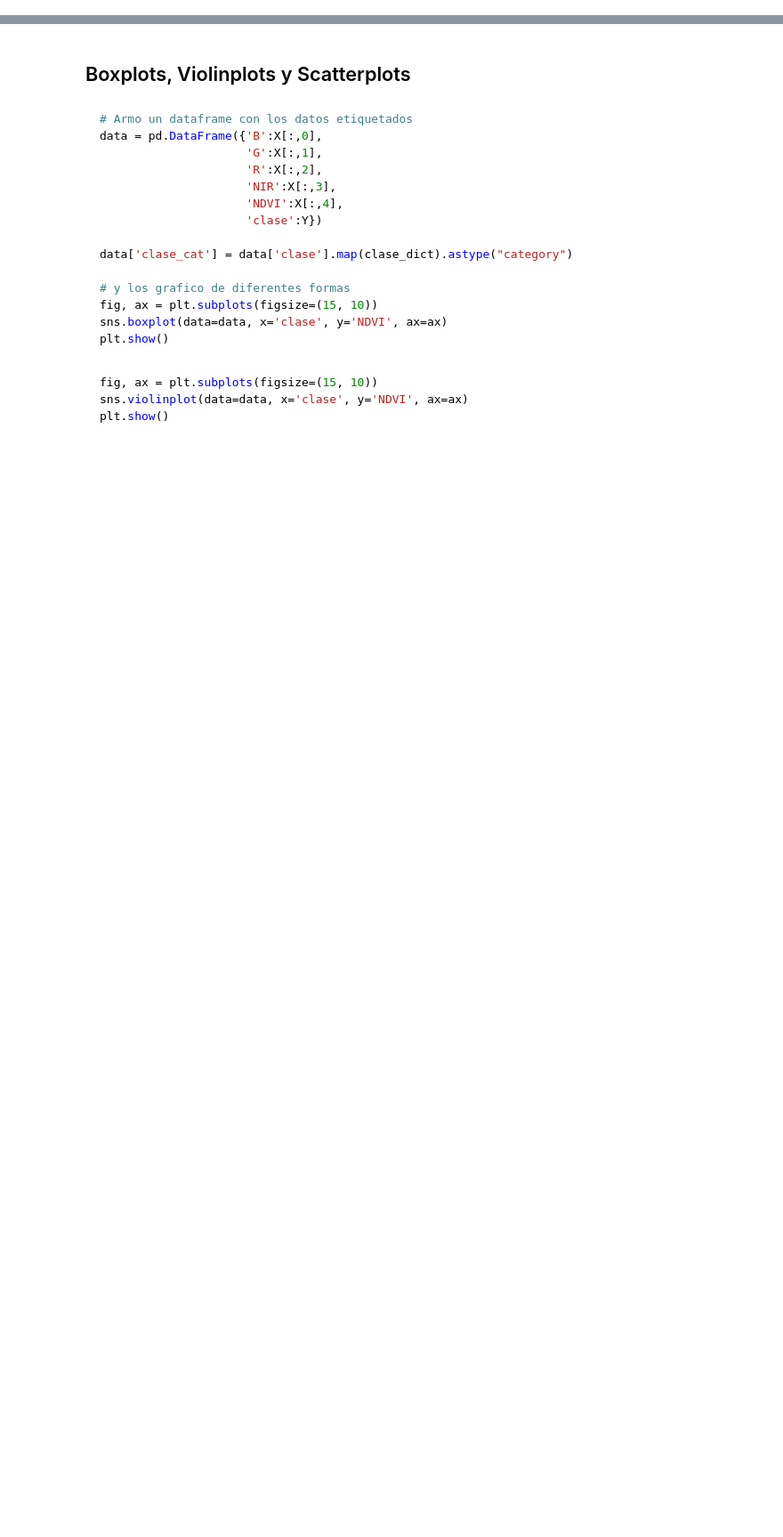
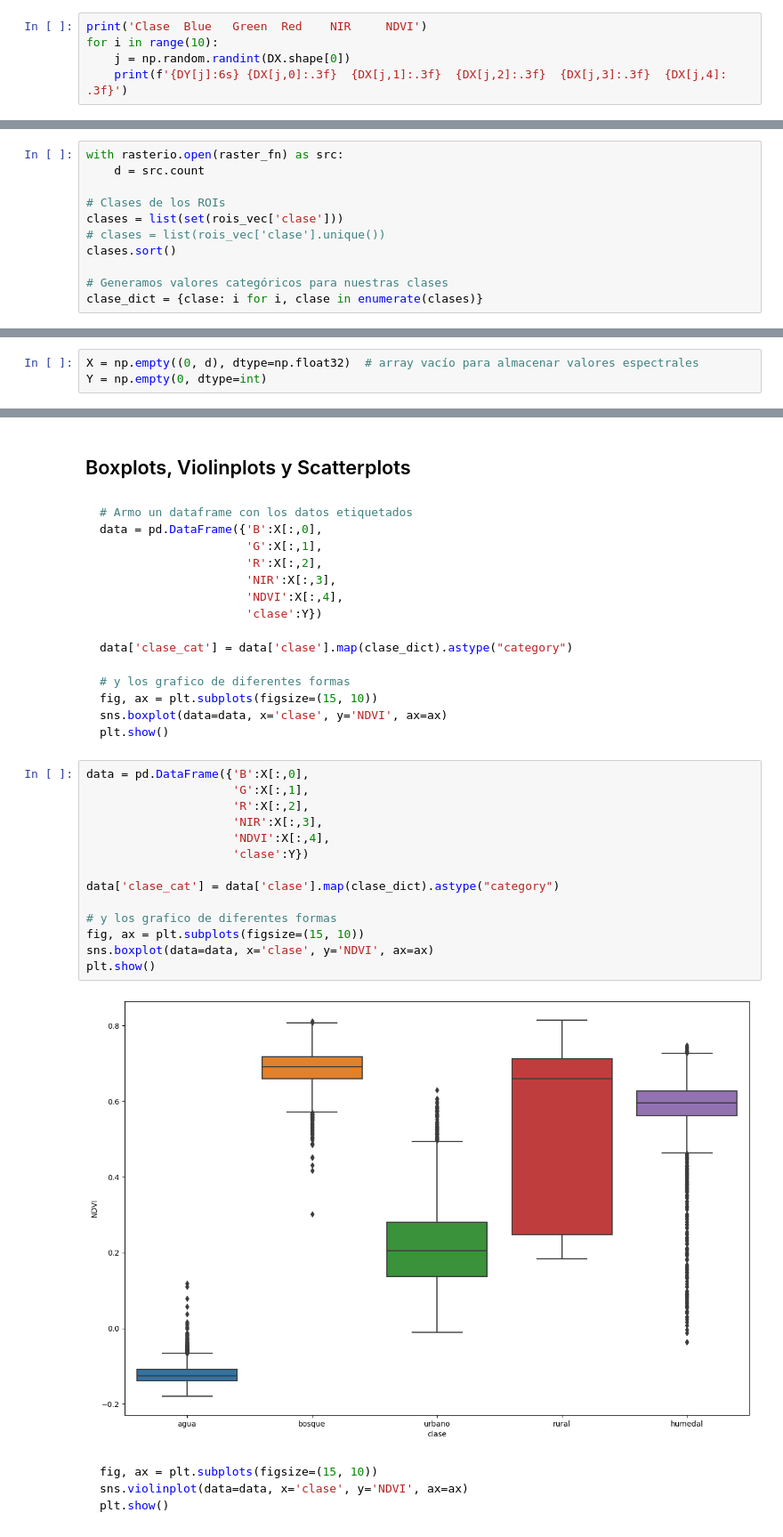
Before and after one commit to pablonicolasr/gulich_pdis, a Jupyter notebook: Clase06c - Análisis exploratorio de datos.ipynb, the cells around one changed output, grey strips where cells are left out. Shown at 89% size. Cells and saved outputs as stored; diff of their text form; blank space fills up the shorter version.

````diff
--- a/Clase06c - Análisis exploratorio de datos.ipynb
+++ b/Clase06c - Análisis exploratorio de datos.ipynb
@@ -155,3 +282,8 @@ for i in range(10):
     j = np.random.randint(DX.shape[0])
     print(f'{DY[j]:6s} {DX[j,0]:.3f}  {DX[j,1]:.3f}  {DX[j,2]:.3f}  {DX[j,3]:.3f}  {DX[j,4]: .3f}')
 ```
+# %%
+print('Clase  Blue   Green  Red    NIR     NDVI')
+for i in range(10):
+    j = np.random.randint(DX.shape[0])
+    print(f'{DY[j]:6s} {DX[j,0]:.3f}  {DX[j,1]:.3f}  {DX[j,2]:.3f}  {DX[j,3]:.3f}  {DX[j,4]: .3f}')
@@ -171,6 +315,17 @@ clases.sort()
 # Generamos valores categóricos para nuestras clases
 clase_dict = {clase: i for i, clase in enumerate(clases)}
 ```
+# %%
+with rasterio.open(raster_fn) as src:
+    d = src.count
+
+# Clases de los ROIs
+clases = list(set(rois_vec['clase']))
+# clases = list(rois_vec['clase'].unique())
+clases.sort()
+
+# Generamos valores categóricos para nuestras clases
+clase_dict = {clase: i for i, clase in enumerate(clases)}
 # %% [markdown]
 Creamos los vectores para almacenar nuestra información de datos y etiquetas
 
@@ -179,6 +334,9 @@ X = np.empty((0, d), dtype=np.float32)  # array vacío para almacenar valores es
 Y = np.empty(0, dtype=int)              # array vacío para almacenar etiquetas
 
 ```
+# %%
+X = np.empty((0, d), dtype=np.float32)  # array vacío para almacenar valores espectrales
+Y = np.empty(0, dtype=int)
 # %% [markdown]
 Con el raster en memoria, iteramos sobre los polígonos y extraemos para cada uno la información que nos interesa, cada vez almacenamos en los array anteriores la información extraida con su respectiva etiqueta:
 
@@ -256,6 +471,22 @@ fig, ax = plt.subplots(figsize=(15, 10))
 sns.boxplot(data=data, x='clase', y='NDVI', ax=ax)
 plt.show()
 ```
+# %%
+data = pd.DataFrame({'B':X[:,0],
+                     'G':X[:,1],
+                     'R':X[:,2],
+                     'NIR':X[:,3],
+                     'NDVI':X[:,4],
+                     'clase':Y})
+
+data['clase_cat'] = data['clase'].map(clase_dict).astype("category")
+
+# y los grafico de diferentes formas
+fig, ax = plt.subplots(figsize=(15, 10))
+sns.boxplot(data=data, x='clase', y='NDVI', ax=ax)
+plt.show()
+# %% [output]
+[figure, added]
 # %% [markdown]
 ```python
 fig, ax = plt.subplots(figsize=(15, 10))
````
Also changed, not shown: parts of 59 cells of this notebook.
